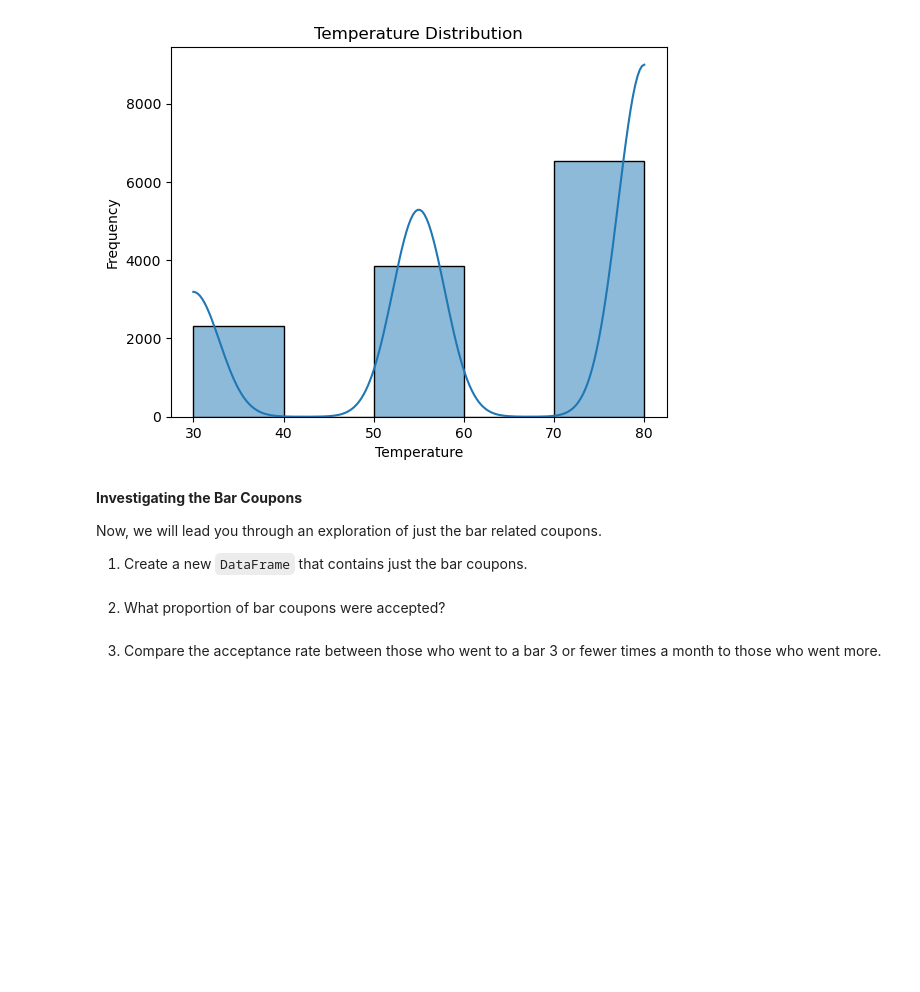
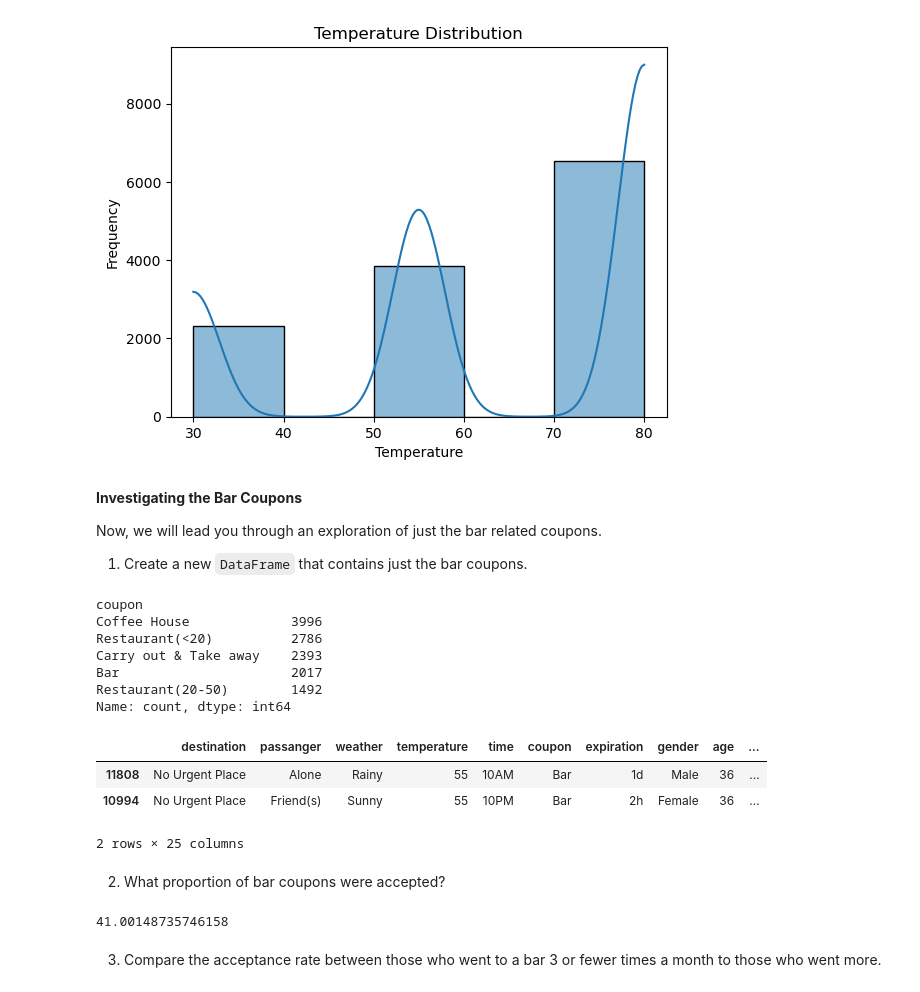
Before and after one commit to orczhu/zhu-ai-learning, a Jupyter notebook: module_1/prompt.ipynb, the cells around one changed output. Saved outputs shown, nothing was run; the diff lists cells and outputs as text; code cells hidden in the pictures; blank space fills up the shorter version.

```diff
--- a/module_1/prompt.ipynb
+++ b/module_1/prompt.ipynb
@@ -209,7 +209,30 @@ Name: count, dtype: int64
 Now, we will lead you through an exploration of just the bar related coupons.
 
 1. Create a new `DataFrame` that contains just the bar coupons.
+# %%
+print(data['coupon'].value_counts())
+df_bar = data[data['coupon'] == 'Bar']
+df_bar.sample(2)
+# %% [output]
+coupon
+Coffee House             3996
+Restaurant(<20)          2786
+Carry out & Take away    2393
+Bar                      2017
+Restaurant(20-50)        1492
+Name: count, dtype: int64
+|  | destination | passanger | weather | temperature | time | coupon | expiration | gender | age | ... |
+| 11808 | No Urgent Place | Alone | Rainy | 55 | 10AM | Bar | 1d | Male | 36 | ... |
+| 10994 | No Urgent Place | Friend(s) | Sunny | 55 | 10PM | Bar | 2h | Female | 36 | ... |
+2 rows × 25 columns
 # %% [markdown]
 2. What proportion of bar coupons were accepted?
+# %%
+accept_arr = df_bar['Y'].value_counts(normalize=True)
+accept_rate = accept_arr[1] * 100
+print(accept_rate)
+# Accept rate for bar coupon is 41%
+# %% [output]
+41.00148735746158
 # %% [markdown]
 3. Compare the acceptance rate between those who went to a bar 3 or fewer times a month to those who went more.
```
Also changed, not shown: parts of 1 cell of this notebook.
